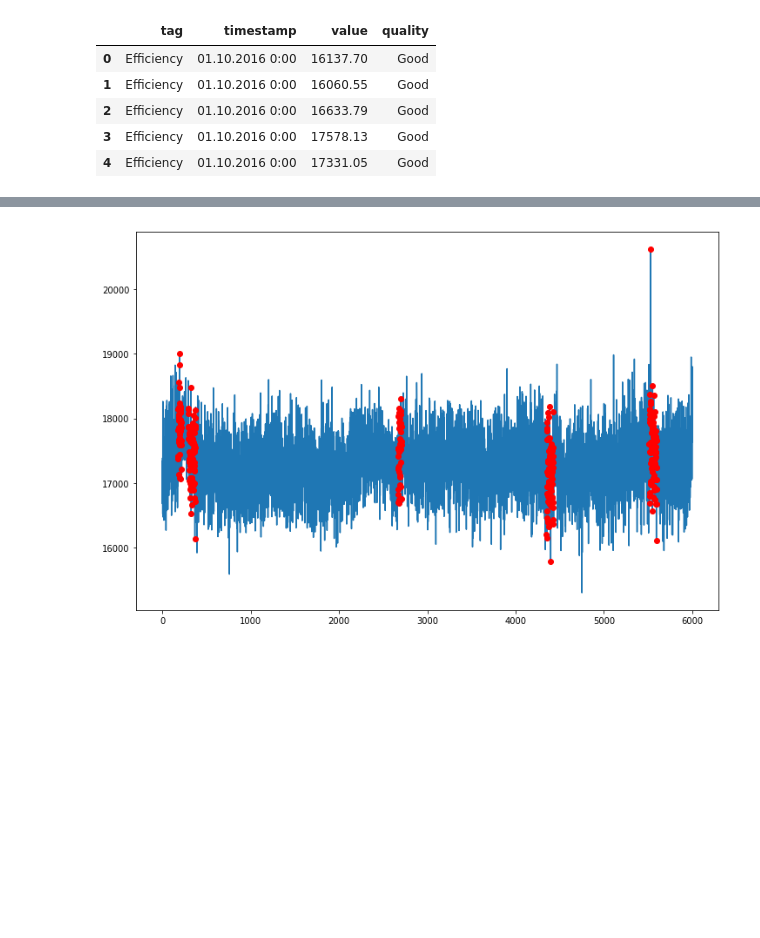
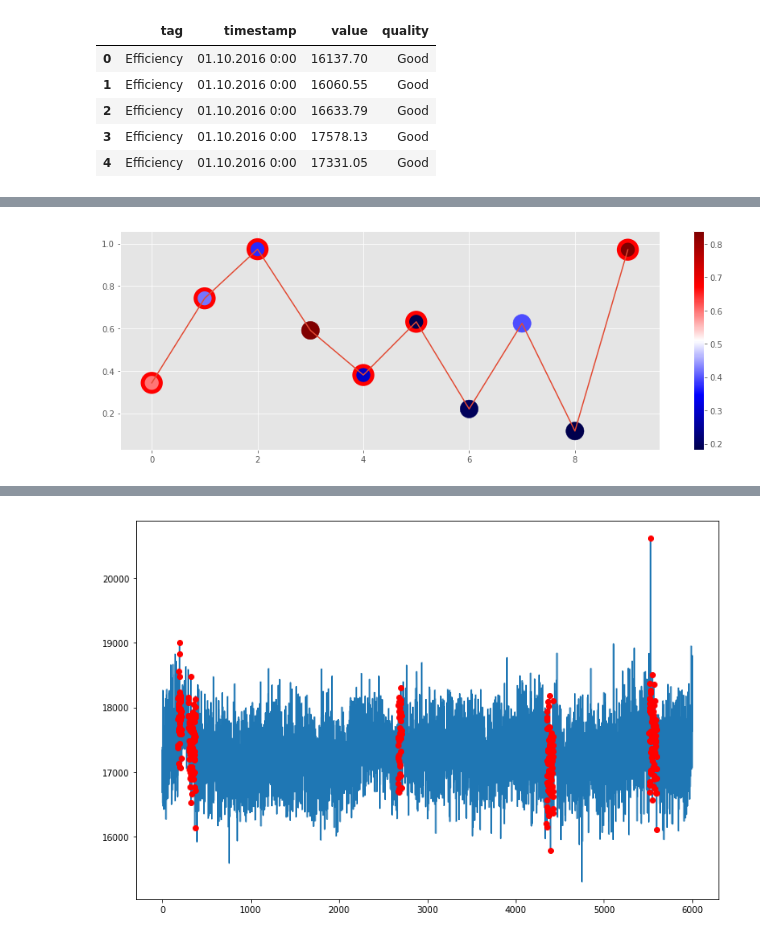
Before and after one commit to ale3otik/GlobalChangersSibur, a Jupyter notebook: notebook2_draft.ipynb, the cells around one changed output, grey strips where cells are left out. Cells and saved outputs as stored; diff of their text form; code cells hidden in the pictures; blank space fills up the shorter version.

```diff
--- a/notebook2_draft.ipynb
+++ b/notebook2_draft.ipynb
@@ -70,3 +109,29 @@ Wall time: 55 s
+# %%
+def plot_targets(series, y_true, y_pred):
+    true_index = set()
+    plt.style.use('ggplot')
+    plt.figure(figsize=(15,5))
+    plt.plot(np.arange(len(series)), series)
+    for i, y in enumerate(y_true):
+        if y > 0:
+            true_index.add(i)
+    false_index = set(np.arange(len(series))) - true_index
+    series_true = [x for i, x in enumerate(series) if i in true_index]
+    series_false = [x for i, x in enumerate(series) if i in false_index]
+
+    y_pred_true = [y for i, y in enumerate(y_pred) if i in true_index]
+    y_pred_false = [y for i, y in enumerate(y_pred) if i in false_index]
+    cmap = plt.cm.get_cmap('seismic')
+    sc = plt.scatter(sorted(true_index), series_true, c=1 - np.array(y_pred_true),
+                cmap = cmap, edgecolors='red', linewidth=5,s=500)
+    plt.scatter(sorted(false_index), series_false, c=1 - np.array(y_pred_false),
+                cmap=cmap,s=500)
+    plt.colorbar(sc)
+    plt.show()
+# %%
+plot_targets(np.random.random(10), [1,1,1,0,1,1,0,0,0,1], np.random.random(10))
+# %% [output]
+[figure, added]
 # %%
 %%time
 # 1 hour predictions
```
Also changed, not shown: parts of 13 cells of this notebook.
